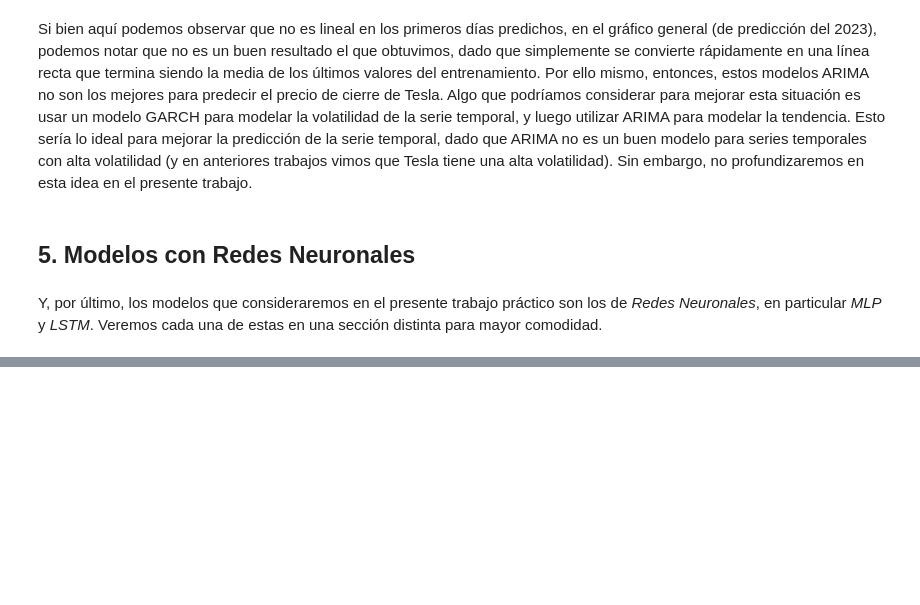
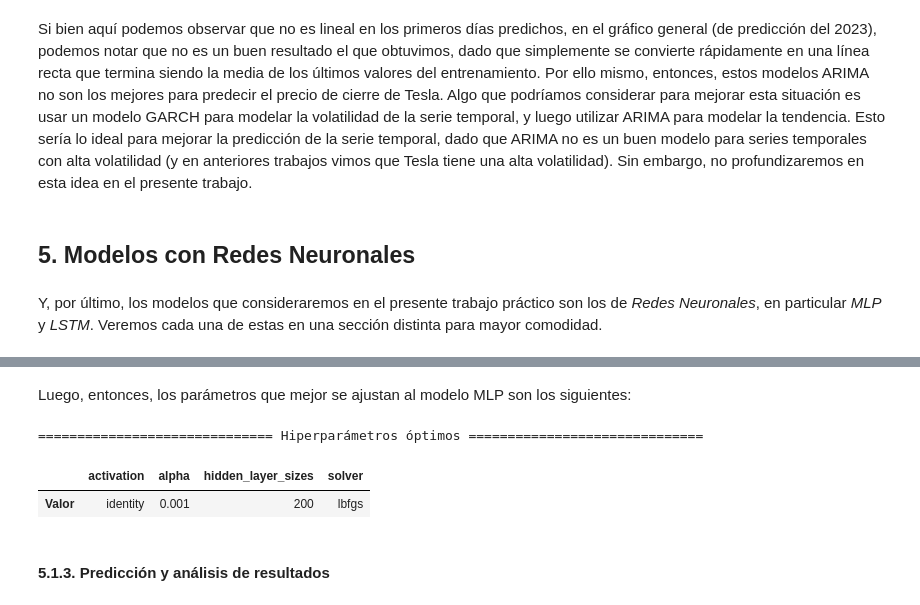
Before and after one commit to helcsnewsxd/famaf-data_science-mentoring_project, a Jupyter notebook: entregables/tp3/personal.ipynb, the cells around one changed output, grey strips where cells are left out. Drawn from its saved outputs; the diff is of its cells as text; code cells hidden in the pictures; blank space fills up the shorter version.

```diff
--- a/entregables/tp3/personal.ipynb
+++ b/entregables/tp3/personal.ipynb
@@ -614,0 +677,11 @@ Y, por último, los modelos que consideraremos en el presente trabajo práctico
+# %% [markdown]
+Luego, entonces, los parámetros que mejor se ajustan al modelo MLP son los siguientes:
+# %%
+print('============================== Hiperparámetros óptimos ==============================')
+display(pd.DataFrame(result_hyperparameters['Parámetros'][0], index=['Valor']))
+# %% [output]
+============================== Hiperparámetros óptimos ==============================
+|  | activation | alpha | hidden_layer_sizes | solver |
+| Valor | identity | 0.001 | 200 | lbfgs |
+# %% [markdown]
+#### 5.1.3. Predicción y análisis de resultados
```
Also changed, not shown: parts of 35 cells of this notebook, 1 other file.
